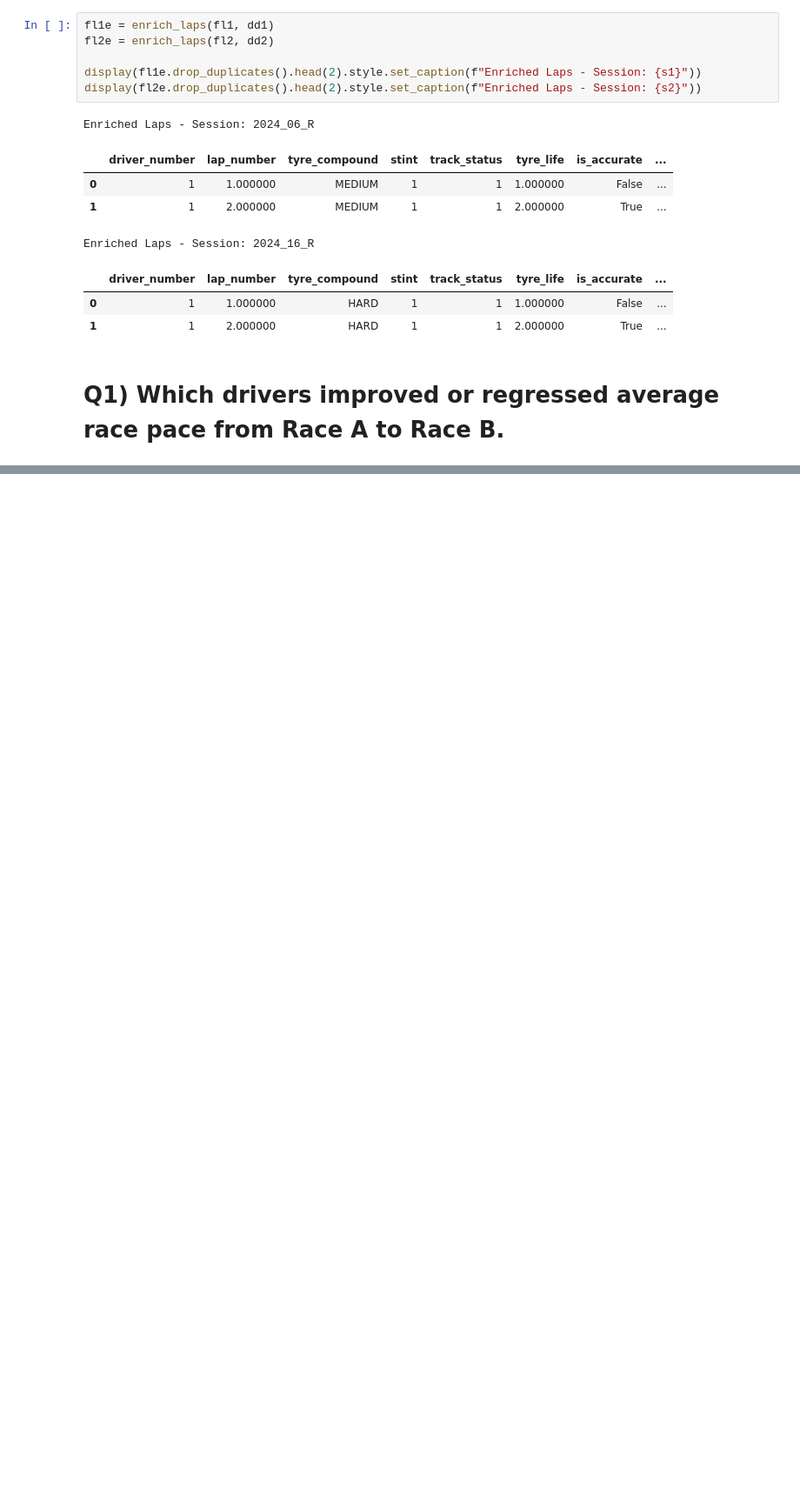
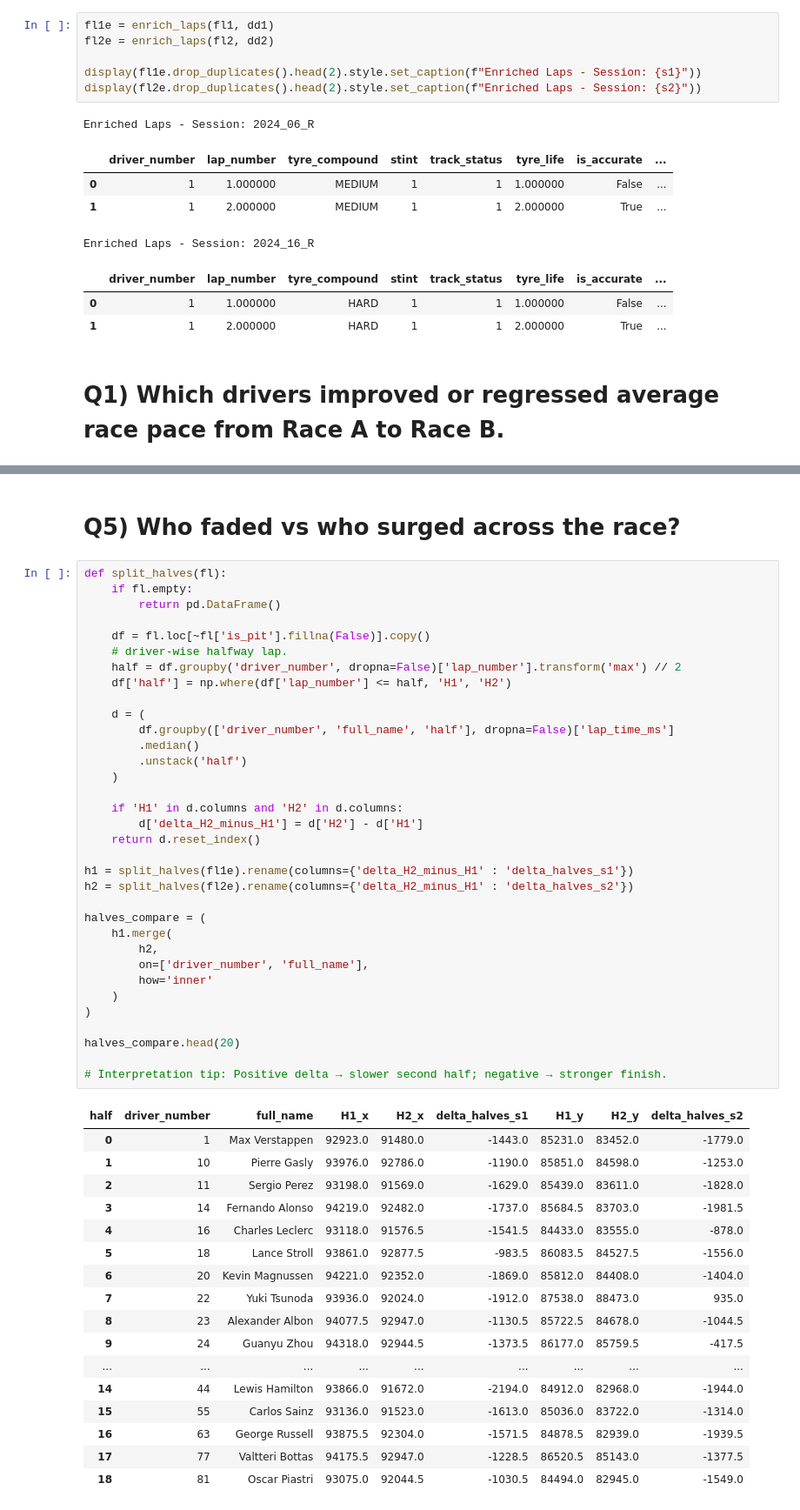
Before and after one commit to pratyushagarwal22/F1_Projects, a Jupyter notebook: race_weekend_data_pipeline/notebooks/03_two_race_QA.ipynb, the cells around one changed output, grey strips where cells are left out. Shown at 87% size. Cells and saved outputs as stored; diff of their text form; blank space fills up the shorter version.

```diff
--- a/race_weekend_data_pipeline/notebooks/03_two_race_QA.ipynb
+++ b/race_weekend_data_pipeline/notebooks/03_two_race_QA.ipynb
@@ -113,0 +303,54 @@ def pace_summary(fl: pd.DataFrame) -> pd.DataFrame:
+# %% [markdown]
+# Q5) Who faded vs who surged across the race?
+# %%
+def split_halves(fl):
+    if fl.empty:
+        return pd.DataFrame()
+
+    df = fl.loc[~fl['is_pit'].fillna(False)].copy()
+    # driver-wise halfway lap.
+    half = df.groupby('driver_number', dropna=False)['lap_number'].transform('max') // 2
+    df['half'] = np.where(df['lap_number'] <= half, 'H1', 'H2')
+
+    d = (
+        df.groupby(['driver_number', 'full_name', 'half'], dropna=False)['lap_time_ms']
+        .median()
+        .unstack('half')
+    )
+
+    if 'H1' in d.columns and 'H2' in d.columns:
+        d['delta_H2_minus_H1'] = d['H2'] - d['H1']
+    return d.reset_index()
+
+h1 = split_halves(fl1e).rename(columns={'delta_H2_minus_H1' : 'delta_halves_s1'})
+h2 = split_halves(fl2e).rename(columns={'delta_H2_minus_H1' : 'delta_halves_s2'})
+
+halves_compare = (
+    h1.merge(
+        h2,
+        on=['driver_number', 'full_name'],
+        how='inner'
+    )
+)
+
+halves_compare.head(20)
+
+# Interpretation tip: Positive delta → slower second half; negative → stronger finish.
+# %% [output]
+| half | driver_number | full_name | H1_x | H2_x | delta_halves_s1 | H1_y | H2_y | delta_halves_s2 |
+| 0 | 1 | Max Verstappen | 92923.0 | 91480.0 | -1443.0 | 85231.0 | 83452.0 | -1779.0 |
+| 1 | 10 | Pierre Gasly | 93976.0 | 92786.0 | -1190.0 | 85851.0 | 84598.0 | -1253.0 |
+| 2 | 11 | Sergio Perez | 93198.0 | 91569.0 | -1629.0 | 85439.0 | 83611.0 | -1828.0 |
+| 3 | 14 | Fernando Alonso | 94219.0 | 92482.0 | -1737.0 | 85684.5 | 83703.0 | -1981.5 |
+| 4 | 16 | Charles Leclerc | 93118.0 | 91576.5 | -1541.5 | 84433.0 | 83555.0 | -878.0 |
+| 5 | 18 | Lance Stroll | 93861.0 | 92877.5 | -983.5 | 86083.5 | 84527.5 | -1556.0 |
+| 6 | 20 | Kevin Magnussen | 94221.0 | 92352.0 | -1869.0 | 85812.0 | 84408.0 | -1404.0 |
+| 7 | 22 | Yuki Tsunoda | 93936.0 | 92024.0 | -1912.0 | 87538.0 | 88473.0 | 935.0 |
+| 8 | 23 | Alexander Albon | 94077.5 | 92947.0 | -1130.5 | 85722.5 | 84678.0 | -1044.5 |
+| 9 | 24 | Guanyu Zhou | 94318.0 | 92944.5 | -1373.5 | 86177.0 | 85759.5 | -417.5 |
+| ... | ... | ... | ... | ... | ... | ... | ... | ... |
+| 14 | 44 | Lewis Hamilton | 93866.0 | 91672.0 | -2194.0 | 84912.0 | 82968.0 | -1944.0 |
+| 15 | 55 | Carlos Sainz | 93136.0 | 91523.0 | -1613.0 | 85036.0 | 83722.0 | -1314.0 |
+| 16 | 63 | George Russell | 93875.5 | 92304.0 | -1571.5 | 84878.5 | 82939.0 | -1939.5 |
+| 17 | 77 | Valtteri Bottas | 94175.5 | 92947.0 | -1228.5 | 86520.5 | 85143.0 | -1377.5 |
+| 18 | 81 | Oscar Piastri | 93075.0 | 92044.5 | -1030.5 | 84494.0 | 82945.0 | -1549.0 |
```
Also changed, not shown: parts of 9 cells of this notebook, 1 other file.
